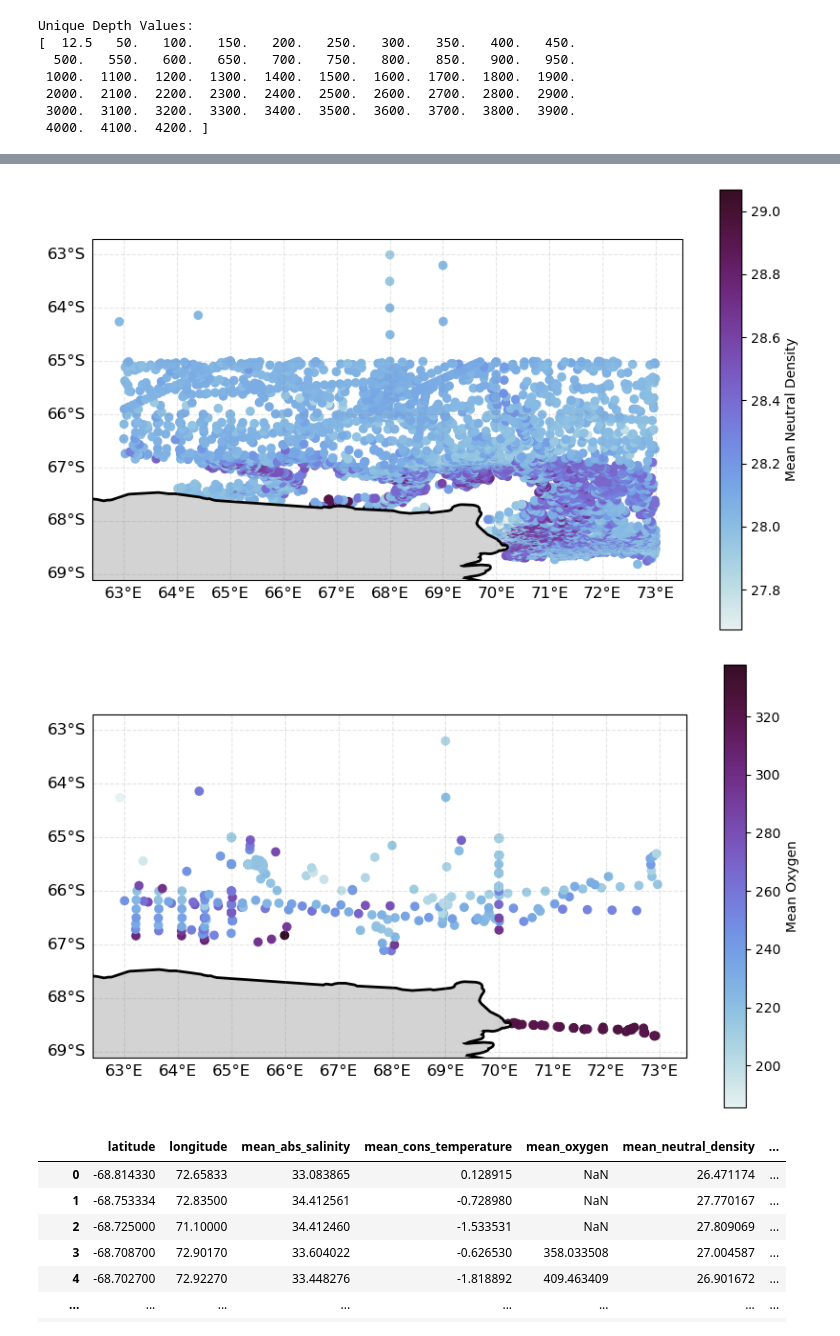
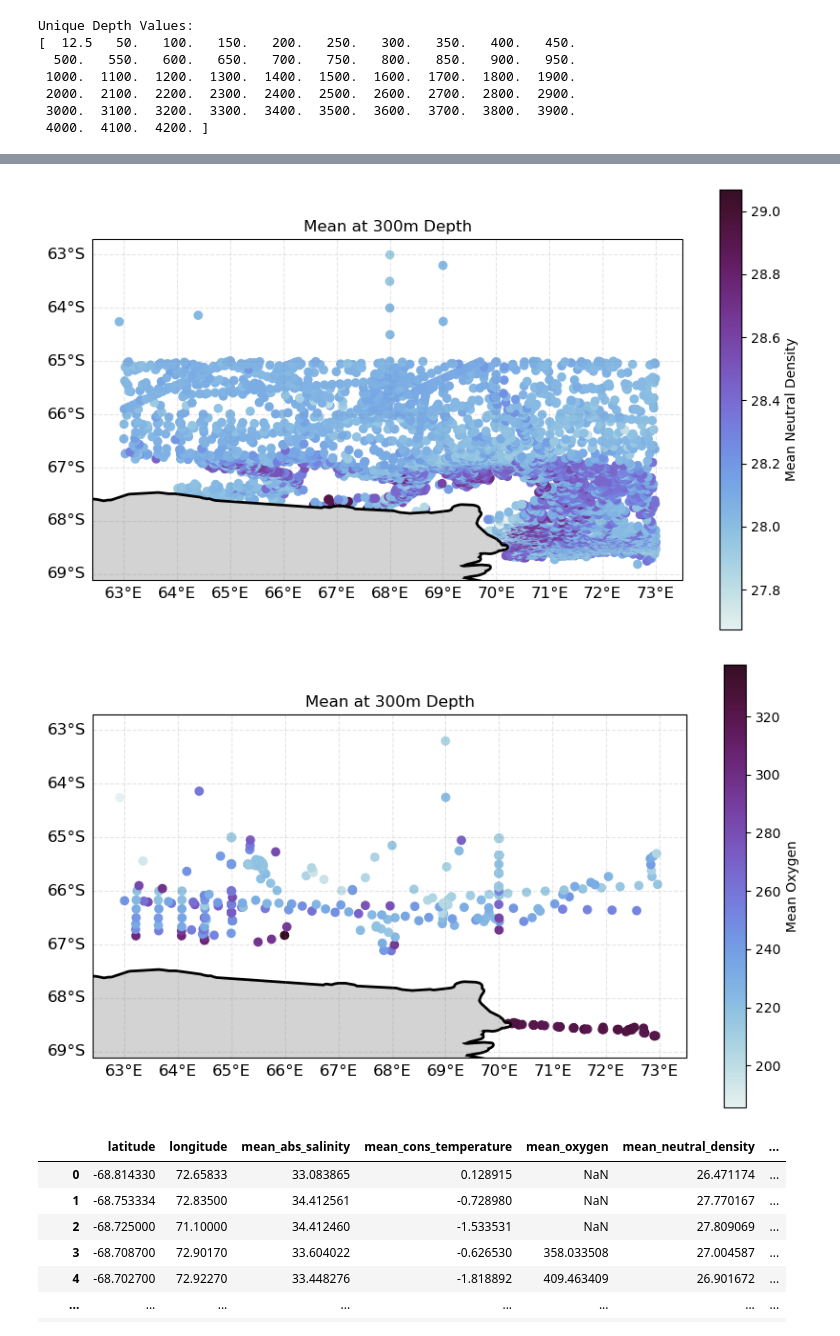
Before and after one commit to SiennaNeve/CDObs, a Jupyter notebook: Notebooks/data_prodct_cape_darnley_ocean_slices.ipynb, the cells around one changed output, grey strips where cells are left out. Cells and saved outputs as stored; diff of their text form; code cells hidden in the pictures.

```diff
--- a/Notebooks/data_prodct_cape_darnley_ocean_slices.ipynb
+++ b/Notebooks/data_prodct_cape_darnley_ocean_slices.ipynb
@@ -657,32 +652,33 @@ plt.show()
 # %%
 # Filter data to depth of choice
 data_at_depth = ds.where(ds.depth == chosen_depth, drop=True)
 
 # Plot lat vs long colored by mean_abs_salinity
 plt.figure(figsize=(10, 6))
 
 ax = plt.axes(projection=ccrs.PlateCarree())
 ax.coastlines(linewidth=5)
 ax.add_feature(land)
 # ax.set_extent([63, 72, -68.5, -64.9], crs=ccrs.PlateCarree())
 #ax.gridlines(draw_labels=True, dms=True, x_inline=False, y_inline=False)
 gl = ax.gridlines(draw_labels=True, color='gray', alpha=0.2, linestyle='--', xlocs=np.arange(63, 74, 1), ylocs=np.arange(-69, -62, 1))
 gl.right_labels = False
 gl.top_labels = False
 gl.xlabel_style = {'size': 12}  # Adjust the size of the x-axis labels
 gl.ylabel_style = {'size': 12}  # Adjust the size of the y-axis labels
 
 
 
 
 scatter = plt.scatter(data_at_depth.longitude, data_at_depth.latitude, c=data_at_depth.mean_neutral_density, cmap=cmap_dens)
 plt.colorbar(scatter, label='Mean Neutral Density')
 plt.xlabel('Longitude')
 plt.ylabel('Latitude')
+plt.title(f'Mean at {chosen_depth}m Depth')
 plt.grid(True)
 plt.show()
 # %% [output]
-[figure, old version]
+[figure, new version]
 # %%
 # Filter data to depth of choice
 data_at_depth = ds.where(ds.depth == chosen_depth, drop=True)
@@ -706,10 +702,11 @@ scatter = plt.scatter(data_at_depth.longitude, data_at_depth.latitude, c=data_at
 plt.colorbar(scatter, label='Mean Oxygen')
 plt.xlabel('Longitude')
 plt.ylabel('Latitude')
+plt.title(f'Mean at {chosen_depth}m Depth')
 plt.grid(True)
 plt.show()
 # %% [output]
-[figure, old version]
+[figure, new version]
 # %%
 ########################################################################################################
 ########################################################################################################
```
Also changed, not shown: parts of 3 cells of this notebook, 1 other file.
